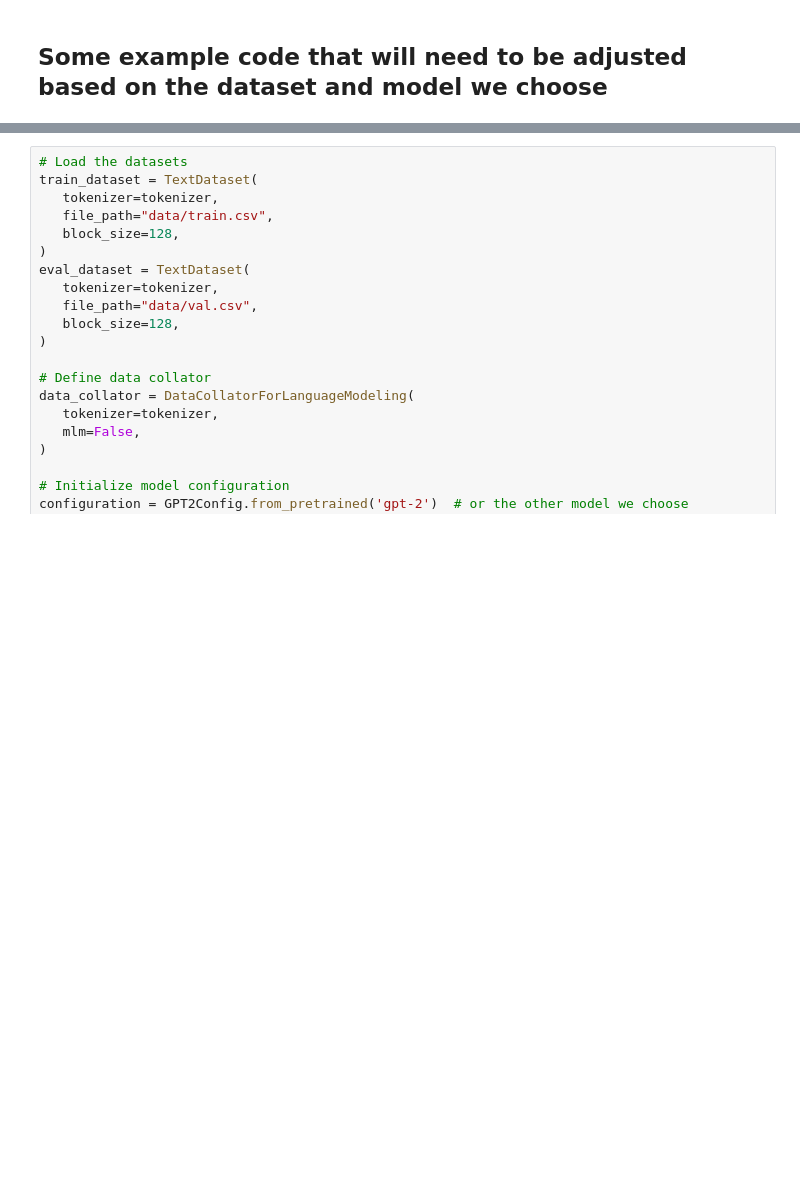
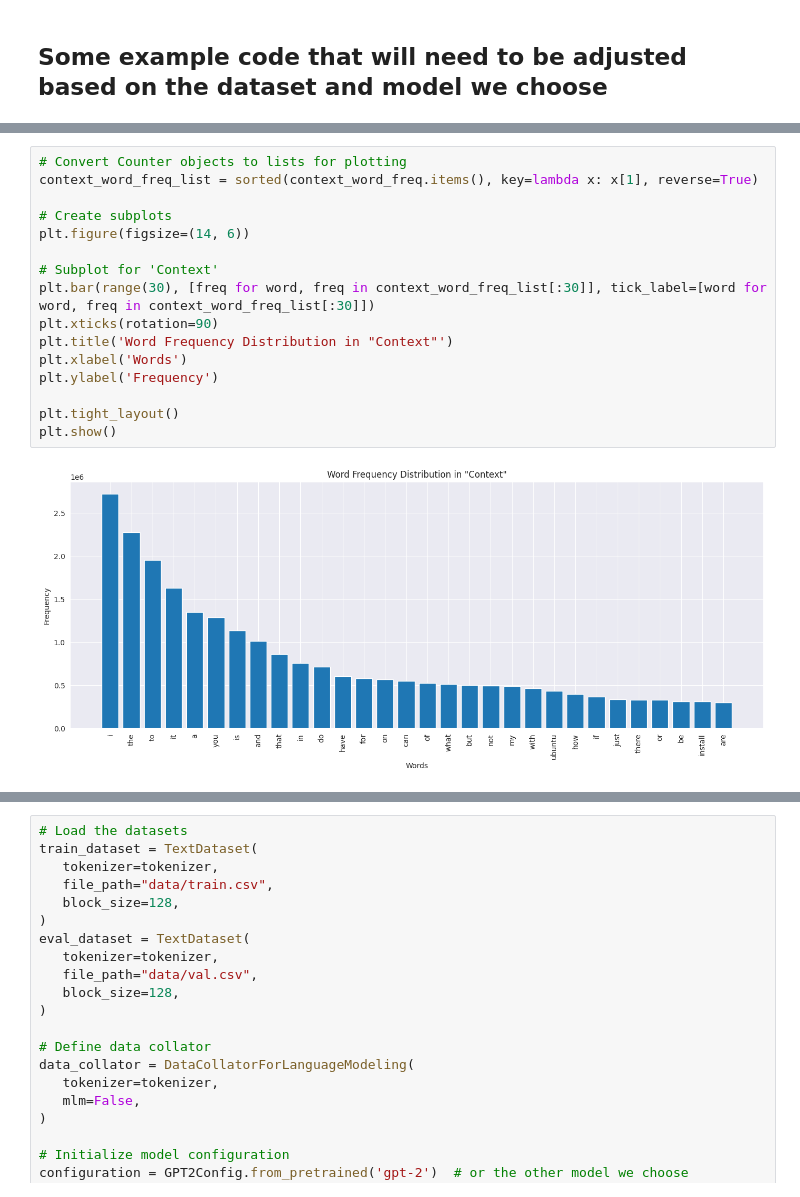
Before and after one commit to jeffreykthomas/AAI-520-Final-Project, a Jupyter notebook: AAI_520_Final_Project.ipynb, the cells around one changed output, grey strips where cells are left out. Drawn from its saved outputs; the diff is of its cells as text; blank space fills up the shorter version.

```diff
--- a/AAI_520_Final_Project.ipynb
+++ b/AAI_520_Final_Project.ipynb
@@ -100,0 +151,18 @@ test_df.to_csv('data/test.csv', index=False)
+# %%
+# Convert Counter objects to lists for plotting
+context_word_freq_list = sorted(context_word_freq.items(), key=lambda x: x[1], reverse=True)
+
+# Create subplots
+plt.figure(figsize=(14, 6))
+
+# Subplot for 'Context'
+plt.bar(range(30), [freq for word, freq in context_word_freq_list[:30]], tick_label=[word for word, freq in context_word_freq_list[:30]])
+plt.xticks(rotation=90)
+plt.title('Word Frequency Distribution in "Context"')
+plt.xlabel('Words')
+plt.ylabel('Frequency')
+
+plt.tight_layout()
+plt.show()
+# %% [output]
+[figure, added]
```
Also changed, not shown: parts of 24 cells of this notebook.
